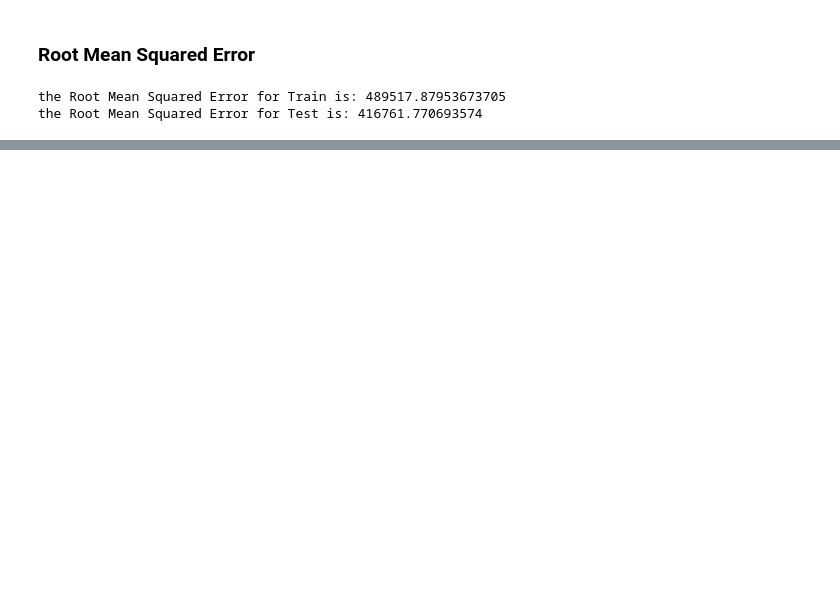
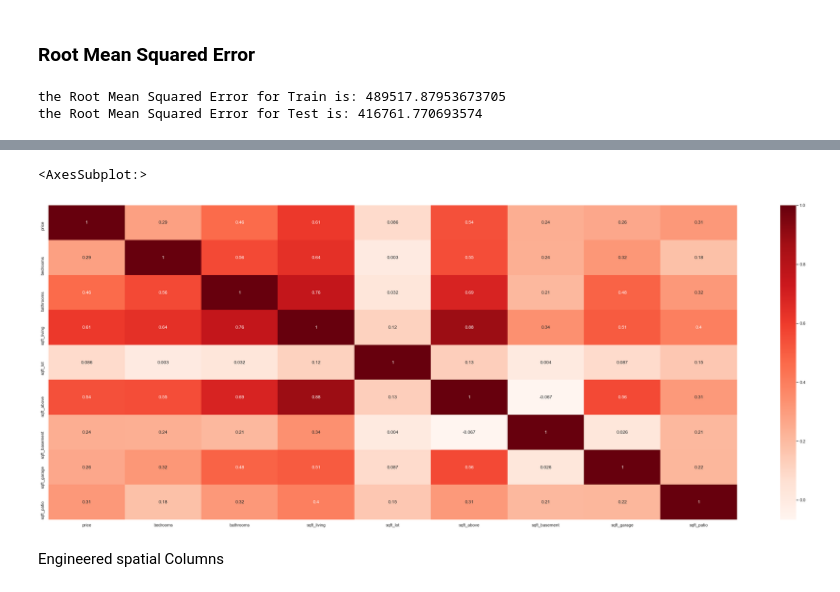
Before and after one commit to AliRampur/Phase-2-Group-Project, a Jupyter notebook: New_Charlie_Notebook.ipynb, the cells around one changed output, grey strips where cells are left out. Saved outputs shown, nothing was run; the diff lists cells and outputs as text; code cells hidden in the pictures; blank space fills up the shorter version.

```diff
--- a/New_Charlie_Notebook.ipynb
+++ b/New_Charlie_Notebook.ipynb
@@ -908,0 +1328,9 @@ Regarding the RMSE, an RMSE of 49,000 is 4 percent of the average home value of
+# %%
+corr = round(basic_space_corr,3)
+sns.set(rc = {'figure.figsize':(40,15)})
+sns.heatmap(corr, cmap="Reds", annot=True)
+# %% [output]
+<AxesSubplot:>
+[figure, added]
+# %% [markdown]
+Engineered spatial Columns
```
Also changed, not shown: parts of 42 cells of this notebook, 1 other file.
